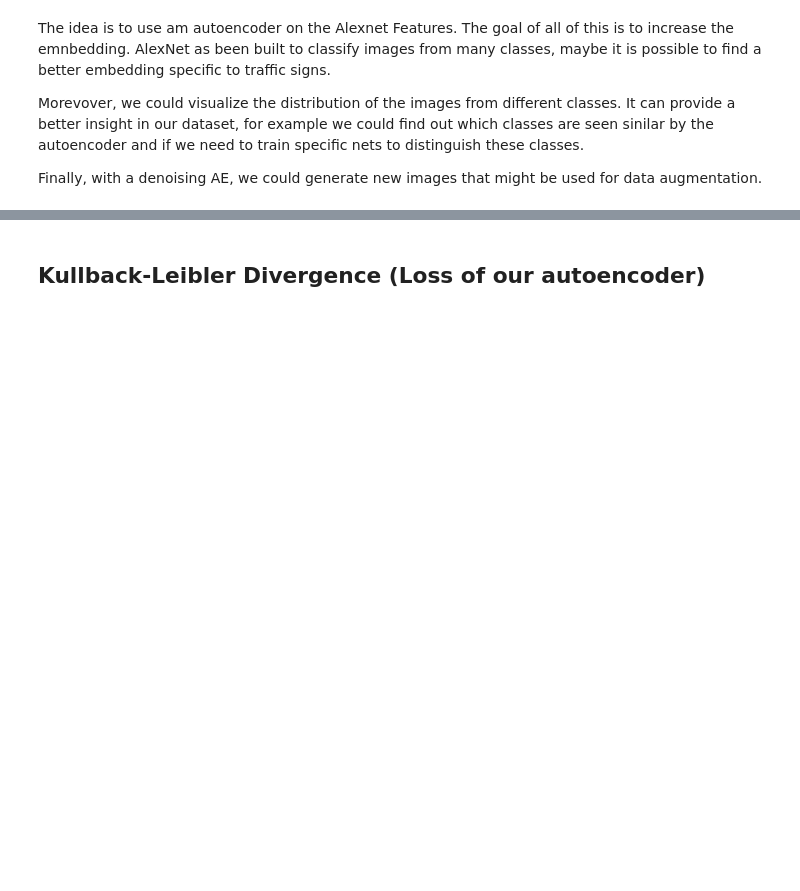
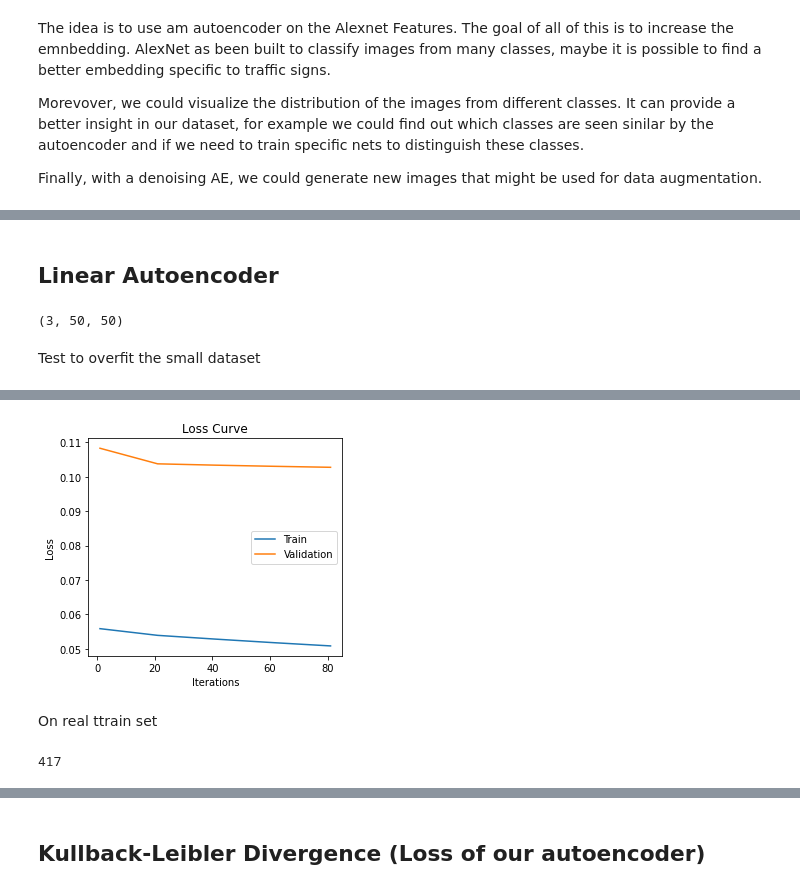
Before and after one commit to katL7/GTSRB-APS360, a Jupyter notebook: APS360_Traffic_Sign_Project.ipynb, the cells around one changed output, grey strips where cells are left out. Saved outputs shown, nothing was run; the diff lists cells and outputs as text; code cells hidden in the pictures; blank space fills up the shorter version.

```diff
--- a/APS360_Traffic_Sign_Project.ipynb
+++ b/APS360_Traffic_Sign_Project.ipynb
@@ -861,0 +942,22 @@ Finally, with a denoising AE, we could generate new images that might be used fo
+# %% [markdown]
+## Linear Autoencoder
+# %%
+images[idx].shape
+# %% [output]
+(3, 50, 50)
+# %%
+class Linear_Autoencoder(nn.Module):
+    def __init__(self):
+        super(Linear_Autoencoder, self).__init__()
+        encoding_dim = 32
+        # encoder
+        self.fc1 = nn.Linear(3 * 50 * 50, encoding_dim)
+        # decoder
+        self.fc2 = nn.Linear(encoding_dim, 3 * 50 * 50)
+
+    def forward(self, img):
+        flattened = img.view(-1, 3 * 50 * 50)
+        x = F.relu(self.fc1(flattened))
+        # sigmoid for scaling output from 0 to 1
+        x = F.sigmoid(self.fc2(x))
+        return x
@@ -861,0 +1024,15 @@ Finally, with a denoising AE, we could generate new images that might be used fo
+# %% [markdown]
+Test to overfit the small dataset
+# %%
+use_cuda = True
+
+model = Linear_Autoencoder()
+
+#############################################
+#To Enable GPU Usage
+if use_cuda and torch.cuda.is_available():
+  model.cuda()
+#############################################
+
+train(model, ae_debug_loader, ae_val_loader, num_epochs= 100, batch_size=64, learning_rate=1e-3, plot_every = 20)
+# %% [output]
@@ -861,0 +1046,7 @@ Finally, with a denoising AE, we could generate new images that might be used fo
+[figure, added]
+# %% [markdown]
+On real ttrain set
+# %%
+len(ae_train_loader)
+# %% [output]
+417
```
Also changed, not shown: parts of 26 cells of this notebook.
